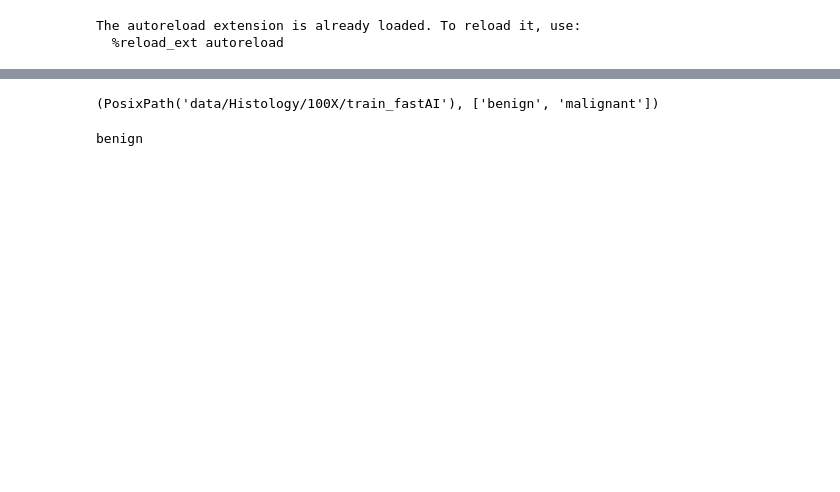
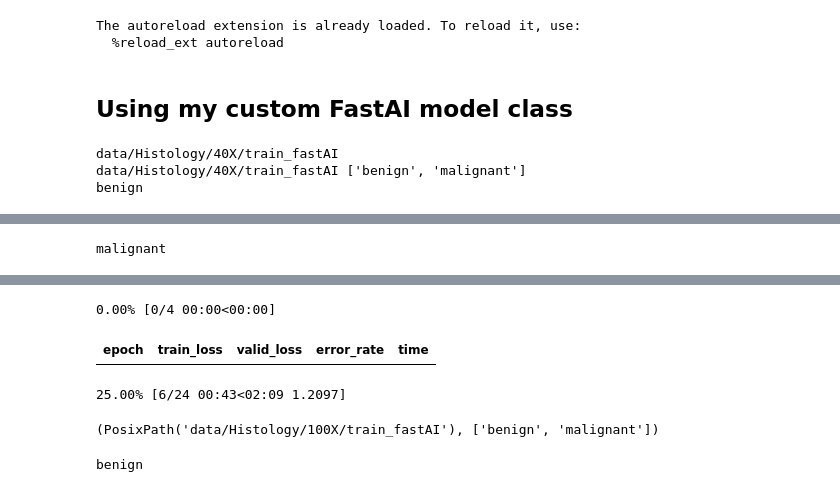
Before and after one commit to mkpetterson/cancer-prediction, a Jupyter notebook: notebooks/FastAI.ipynb, the cells around one changed output, grey strips where cells are left out. Saved outputs shown, nothing was run; the diff lists cells and outputs as text; code cells hidden in the pictures; blank space fills up the shorter version.

```diff
--- a/notebooks/FastAI.ipynb
+++ b/notebooks/FastAI.ipynb
@@ -10,3 +11,36 @@ from src import models
 # %% [output]
 The autoreload extension is already loaded. To reload it, use:
   %reload_ext autoreload
+# %% [markdown]
+## Using my custom FastAI model class
+# %%
+mag = ['40X', '100X', '200X', '400X']
+learners = []
+confusions = []
+
+def get_predictions(path, model):
+    image_paths = [os.path.join(path,f) for f in os.listdir(path)]
+    predictions = [model.predict_image(img) for img in image_path]
+
+    return predictions
+
+for m in mag:
+    train_path = f'data/Histology/{m}/train_fastAI'
+    test_path = f'data/Histology/{m}/test/test'
+    print(train_path)
+
+    model = models.FastAI(train_path)
+    print(model.path, model.classes)
+
+    model.verify_images(500)
+    learners.append(model.fit(f'fastai_{m}'))
+
+    # Val Metrics
+    confusions.append(model.confusion_matrix())
+
+    # Test predictions
+    predictions = get_predictions(test_path, model)
+# %% [output]
+data/Histology/40X/train_fastAI
+data/Histology/40X/train_fastAI ['benign', 'malignant']
+benign
@@ -12,0 +48 @@ The autoreload extension is already loaded. To reload it, use:
+malignant
@@ -13 +50,4 @@ The autoreload extension is already loaded. To reload it, use:
+0.00% [0/4 00:00<00:00]
+| epoch | train_loss | valid_loss | error_rate | time |
+25.00% [6/24 00:43<02:09 1.2097]
 # %%
```
Also changed, not shown: parts of 6 cells of this notebook, 2 other files.
